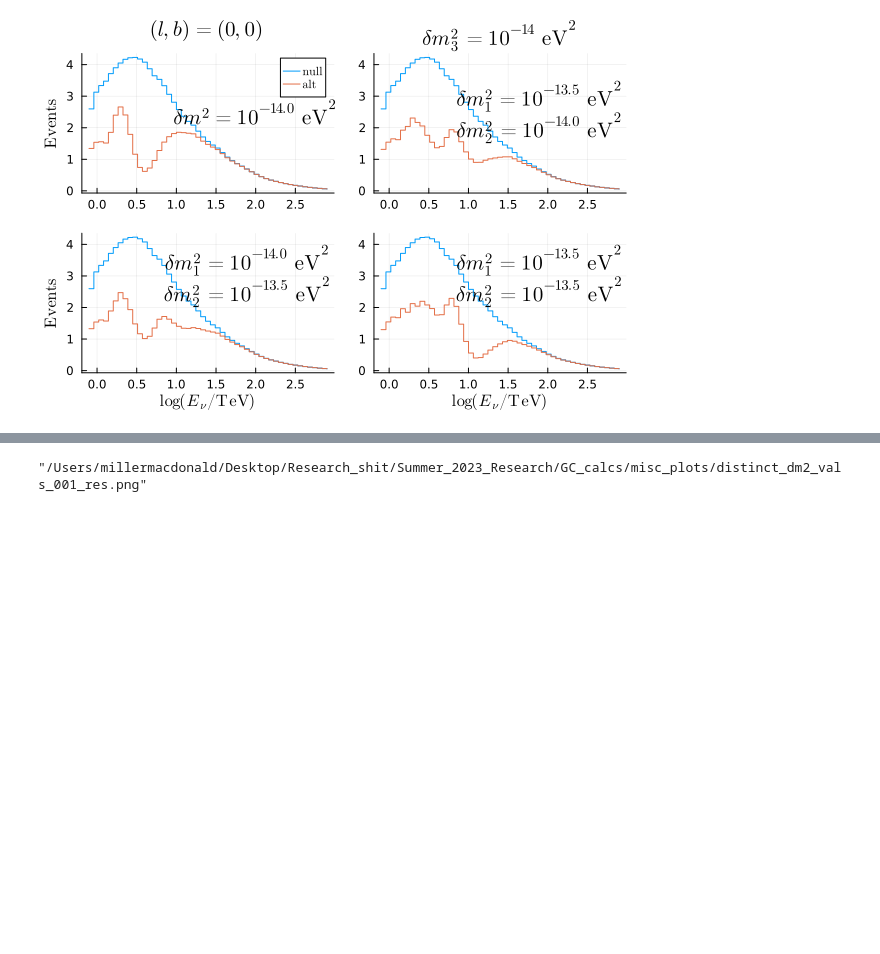
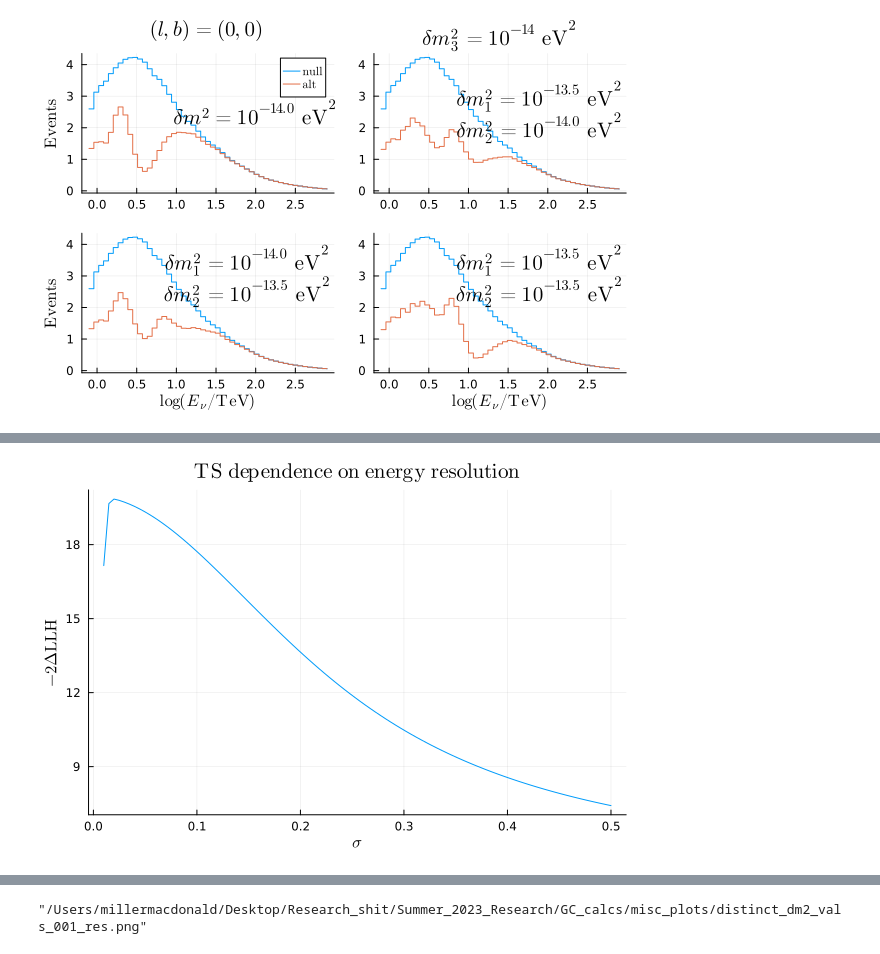
Before and after one commit to mymacd2/pseudo-Dirac-summer-research, a Jupyter notebook: GC_calcs/distinct_dm2_vals.ipynb, the cells around one changed output, grey strips where cells are left out. Saved outputs shown, nothing was run; the diff lists cells and outputs as text; code cells hidden in the pictures; blank space fills up the shorter version.

Commit message:
reconstruction work, function testing

```diff
--- a/GC_calcs/distinct_dm2_vals.ipynb
+++ b/GC_calcs/distinct_dm2_vals.ipynb
@@ -215,4 +215,28 @@ function lrtbinneddistinct(dm21, dm22, dm23, l, b)
 
     ts = lrt(null, alt)
 end
+
+function maxlhdistinct_free_eres(dm21, dm22, dm23, l, b, σ)
+
+    θ = 0.122
+
+    function nllh(test)
+        return negloglhdistinct(dm21, dm22, dm23, l, b, θ, test[1], test[2], σ)
+    end
+
+    x0 = [21.8, 2.7]
+
+    optimize(nllh, x0, NelderMead())
+end
+
+function lrtbinneddistinct_free_eres(dm21, dm22, dm23, l, b, σ)
+    minim = maxlhdistinct_free_eres(dm21, dm22, dm23, l, b, σ)
+
+    params = Optim.minimizer(minim)
+
+    null = edistbinneddistinct(0, 0, 0, l, b, σ, 0.122, 21.8, 2.7)
+    alt = edistbinneddistinct(dm21, dm22, dm23, l, b, σ, 0.122, params[1], params[2])
+
+    ts = lrt(null, alt)
+end
 # %% [output]
@@ -219,0 +244,4 @@ lrtbinneddistinct (generic function with 1 method)
+# %%
+eress = range(0.01, 0.5, 100)
+
+lrts_free_eres = [lrtbinneddistinct_free_eres(10^(-14), 10^(-14), 10^(-14), 0, 0, eres) for eres in eress]
@@ -220,3 +266,14 @@ lrtbinneddistinct (generic function with 1 method)
+# %%
+plot(
+    eress,
+    lrts_free_eres,
+    xlabel=L"\sigma",
+    ylabel=L"-2\Delta\mathrm{LLH}",
+    label=false,
+    title=L"\mathrm{TS~dependence~on~energy~resolution}"
+)
+# %% [output]
+[figure, added]
 # %%
 # Calculating sensitivities for different distinct mass splittings
 
```
Also changed, not shown: parts of 6 cells of this notebook, 4 other files.
